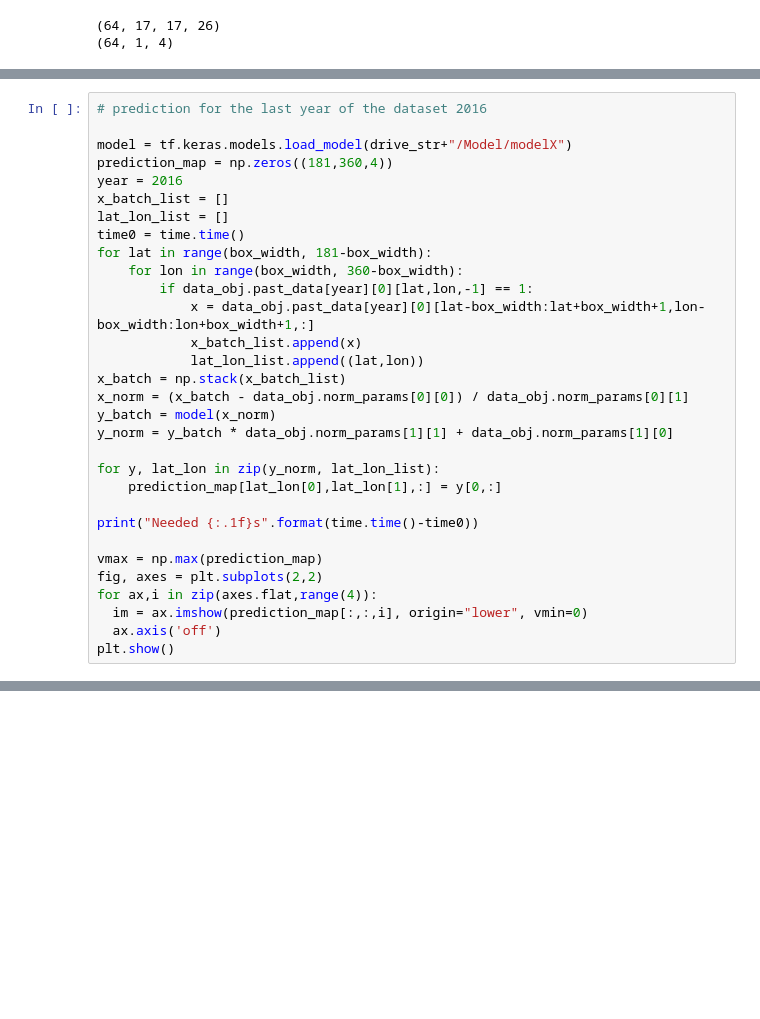
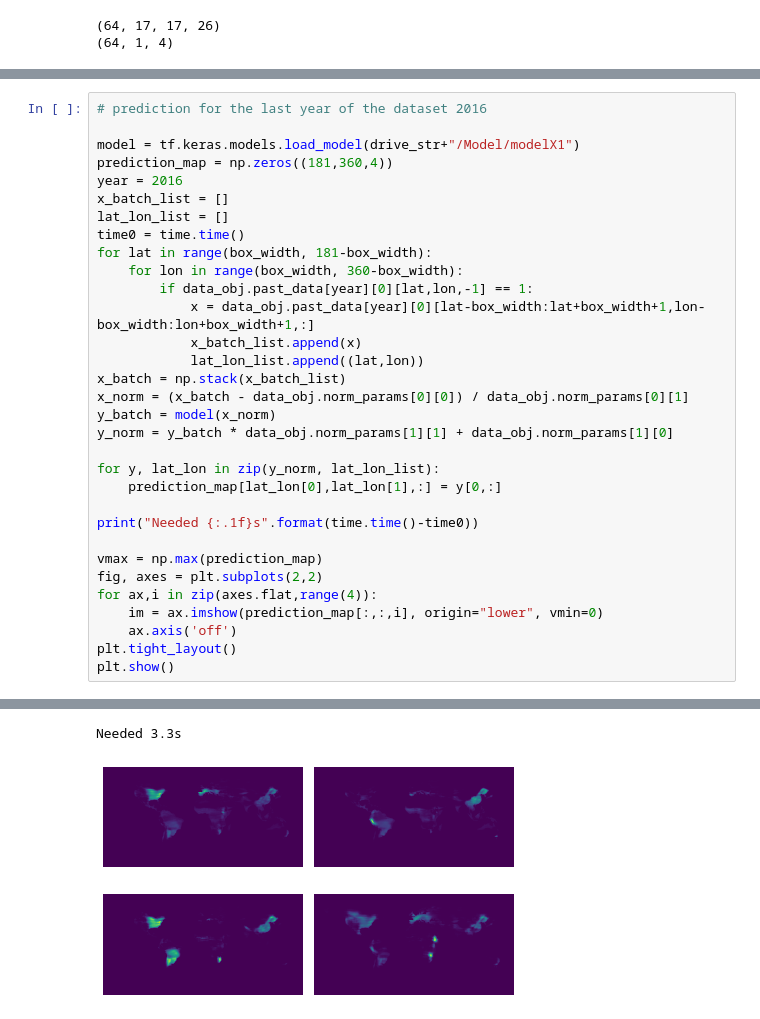
Before and after one commit to lbuerger/iANNwTF_Project, a Jupyter notebook: crop_yield.ipynb, the cells around one changed output, grey strips where cells are left out. Saved outputs shown, nothing was run; the diff lists cells and outputs as text; blank space fills up the shorter version.

```diff
--- a/crop_yield.ipynb
+++ b/crop_yield.ipynb
@@ -458,7 +475,7 @@ Epoch: __ 0
 # %%
 # prediction for the last year of the dataset 2016
 
-model = tf.keras.models.load_model(drive_str+"/Model/modelX")
+model = tf.keras.models.load_model(drive_str+"/Model/modelX1")
 prediction_map = np.zeros((181,360,4))
 year = 2016
 x_batch_list = []
@@ -483,6 +500,8 @@ print("Needed {:.1f}s".format(time.time()-time0))
 vmax = np.max(prediction_map)
 fig, axes = plt.subplots(2,2)
 for ax,i in zip(axes.flat,range(4)):
-  im = ax.imshow(prediction_map[:,:,i], origin="lower", vmin=0)
-  ax.axis('off')
+    im = ax.imshow(prediction_map[:,:,i], origin="lower", vmin=0)
+    ax.axis('off')
+plt.tight_layout()
 plt.show()
+# %% [output]
@@ -489,3 +510,5 @@ plt.show()
+Needed 3.3s
+[figure, added]
 # %%
 # actual distribution of the crop yields in the year 2016
 
```
Also changed, not shown: parts of 11 cells of this notebook, 5 other files.
